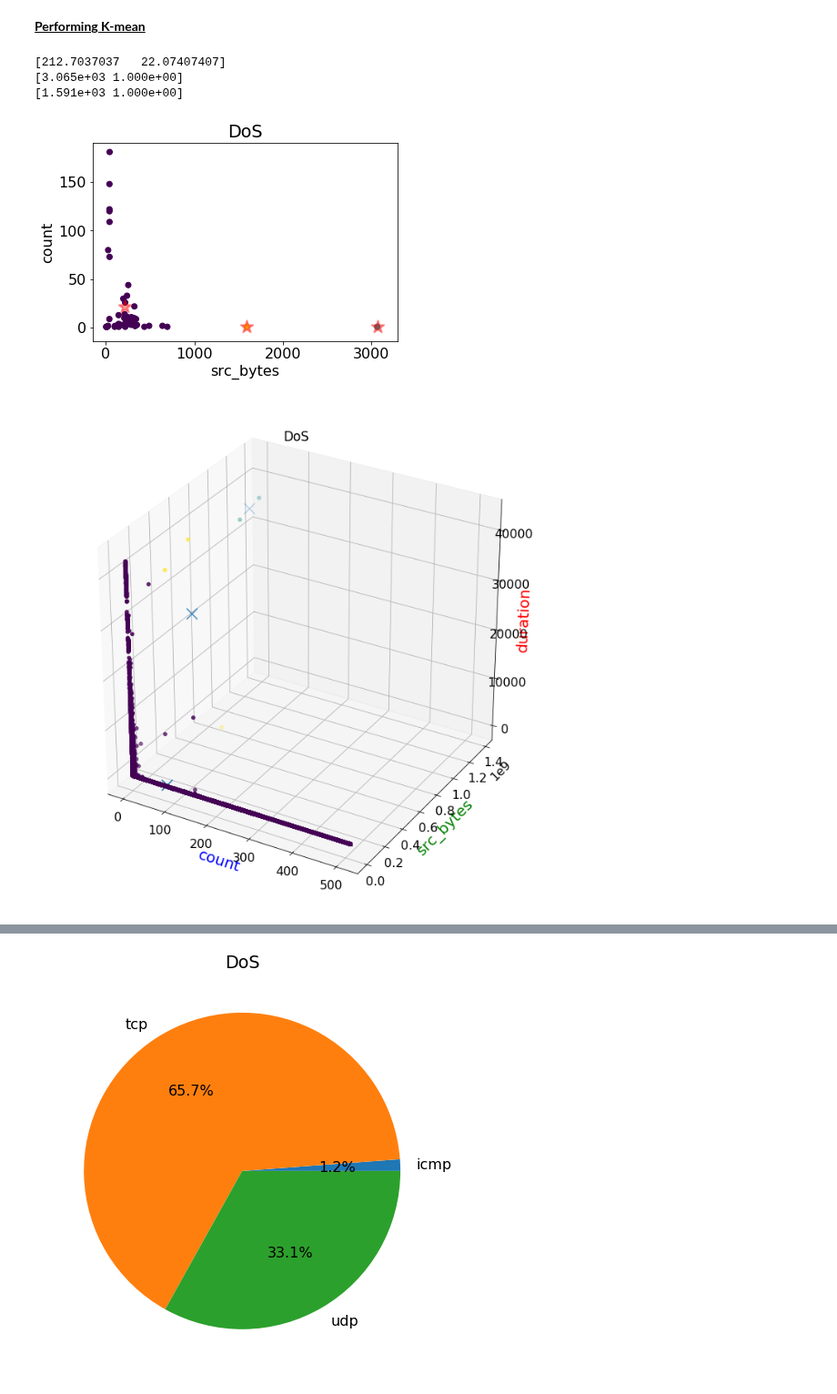
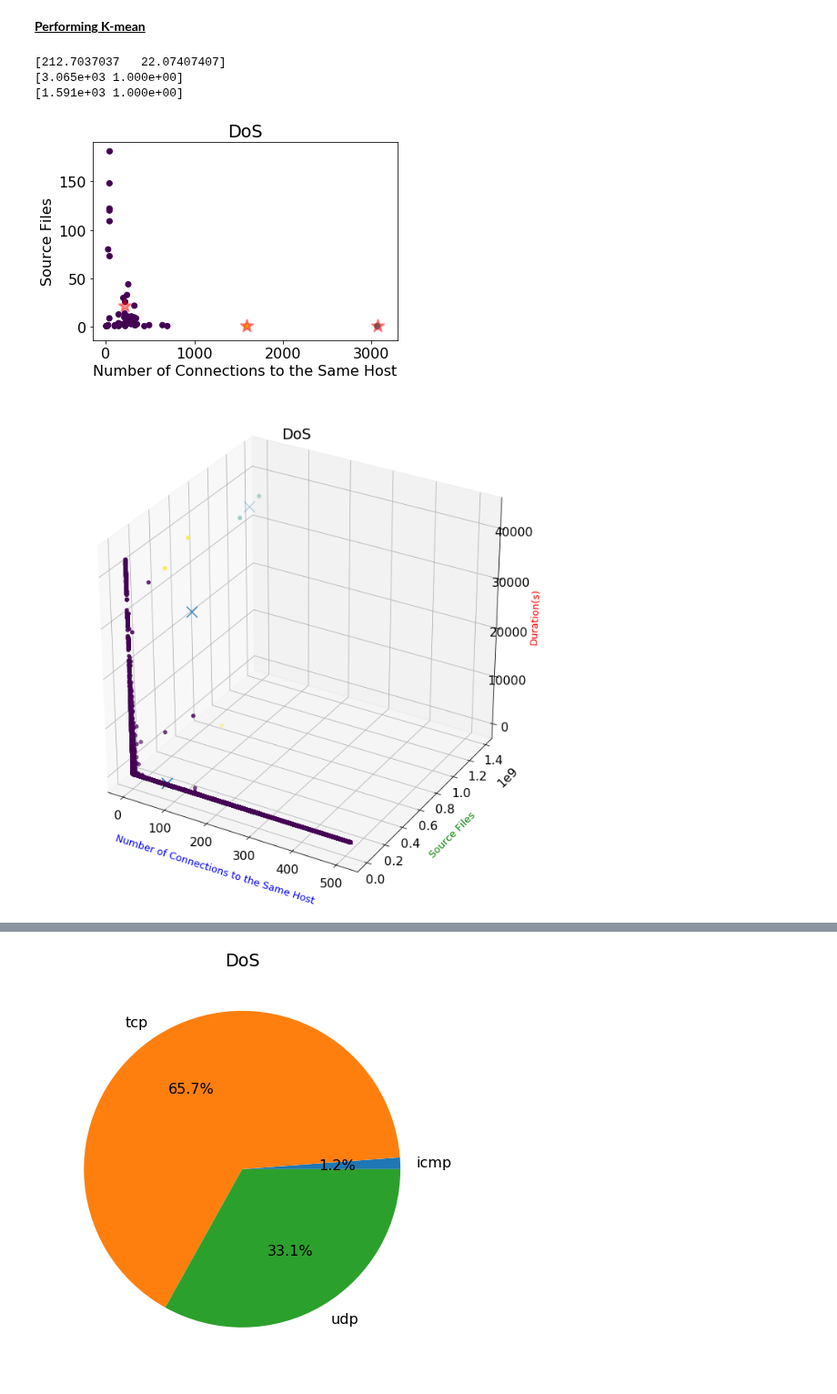
Before and after one commit to BaiKongQue/CSCI-191T_Security_Group, a Jupyter notebook: Security Group Project.ipynb, the cells around one changed output, grey strips where cells are left out. Shown at 91% size. Saved outputs shown, nothing was run; the diff lists cells and outputs as text; code cells hidden in the pictures.

```diff
--- a/Security Group Project.ipynb
+++ b/Security Group Project.ipynb
@@ -216,14 +211,14 @@ find_k_graph(10, kddDF[['duration', 'num_failed_logins']], "R2L")
 # %% [markdown]
 <u><strong>Performing K-mean<strong></u>
 # %%
-k_mean(3, kddDF[['src_bytes','count']][:100], "DoS")
+k_mean(3, kddDF[['src_bytes','count']][:100], xLabel="Number of Connections to the Same Host", yLabel="Source Files" ,title="DoS")
 # %% [output]
 [212.7037037   22.07407407]
 [3.065e+03 1.000e+00]
 [1.591e+03 1.000e+00]
-[figure, old version]
+[figure, new version]
 # %%
-k_mean3D(3, kddDF[["count", "src_bytes", "duration"]], "DoS")
+k_mean3D(3, kddDF[["count", "src_bytes", "duration"]], "DoS", xLabel="Number of Connections to the Same Host", yLabel="Source Files", zLabel="Duration(s)")
 # %% [output]
-[figure, old version]
+[figure, new version]
 # %%
```
Also changed, not shown: parts of 11 cells of this notebook.
